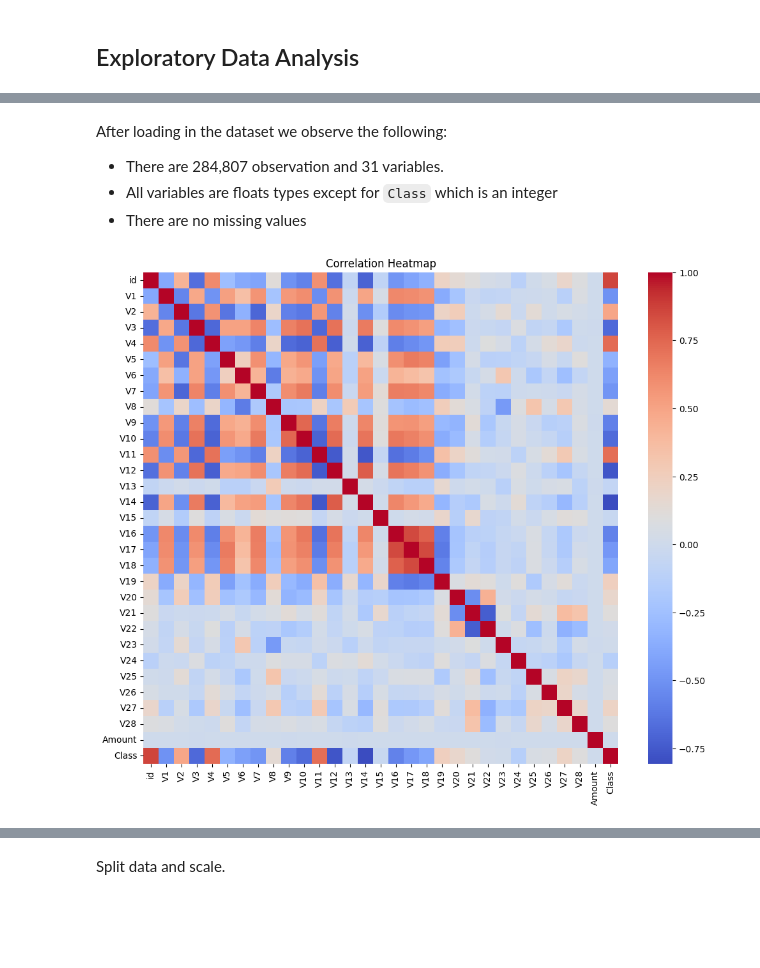
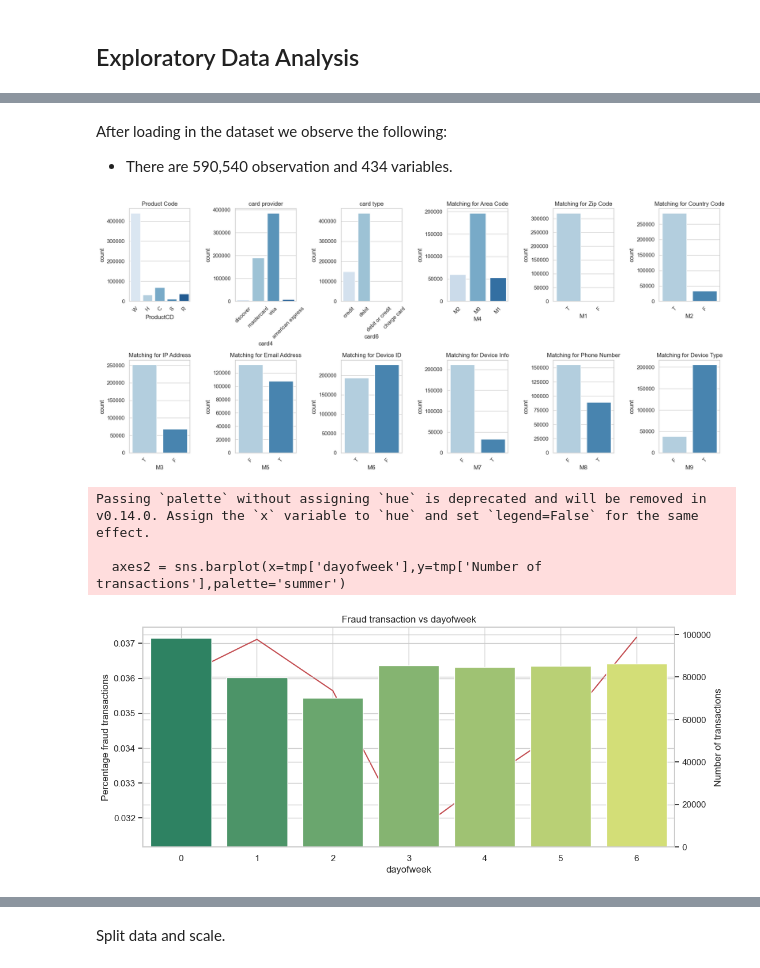
Before and after one commit to ackerman-alex/IDS789_credit_card_fraud_detection, a Jupyter notebook: IDS789_credit_card_fraud_detection.ipynb, the cells around one changed output, grey strips where cells are left out. Saved outputs shown, nothing was run; the diff lists cells and outputs as text; code cells hidden in the pictures; blank space fills up the shorter version.

Commit message:
Updated Graphs

```diff
--- a/IDS789_credit_card_fraud_detection.ipynb
+++ b/IDS789_credit_card_fraud_detection.ipynb
@@ -48,0 +26,10 @@ KeyboardInterrupt:
+# %%
+folder_path = './data/ieee-fraud-detection/'
+train_identity = pd.read_csv(f'{folder_path}train_identity.csv')
+train_transaction = pd.read_csv(f'{folder_path}train_transaction.csv')
+#test_identity = pd.read_csv(f'{folder_path}test_identity.csv')
+#test_transaction = pd.read_csv(f'{folder_path}test_transaction.csv')
+
+# let's combine the data and work with the whole dataset
+train = pd.merge(train_transaction, train_identity, on='TransactionID', how='left')
+#test = pd.merge(test_transaction, test_identity, on='TransactionID', how='left')
@@ -49,14 +55,56 @@ KeyboardInterrupt:
 # %% [markdown]
 After loading in the dataset we observe the following:
 
-- There are 284,807 observation and 31 variables.
-- All variables are floats types except for `Class` which is an integer
-- There are no missing values
+- There are 590,540 observation and 434 variables.
-# %%
-# Correlation Matrix Heatmap
-plt.figure(figsize=(12, 10))
-sns.heatmap(credit_card_data.corr(), cmap="coolwarm", annot=False)
-plt.title("Correlation Heatmap")
-plt.show()
-# %% [output]
-[figure, removed]
+# %%
+import pandas as pd
+import matplotlib.pyplot as plt
+import seaborn as sns
+
+# List of categorical features to plot
+features = ['ProductCD', 'card4', 'card6', 'M4', 'M1', 'M2', 'M3', 'M5', 'M6', 'M7', 'M8', 'M9']
+
+# List of names for each feature (match order with features list)
+names = ['Product Code', 'card provider', 'card type', 'Matching for Area Code', 'Matching for Zip Code',
+         'Matching for Country Code', 'Matching for IP Address', 'Matching for Email Address',
+         'Matching for Device ID','Matching for Device Info', 'Matching for Phone Number', 'Matching for Device Type']
+
+# Assuming the train data is already loaded as 'train'
+# Set the figure size with a smaller height
+plt.figure(figsize=(18, 8))  # Reduced height
+
+# Create subplots to plot each feature's distribution with 6 columns
+for i, (feature, name) in enumerate(zip(features, names), 1):
+    plt.subplot(2, 6, i)  # Arrange subplots in 2 rows and 6 columns
+    sns.countplot(data=train, x=feature, hue=feature, palette='Blues', legend=False)  # Set hue and palette
+    plt.title(f'{name}')  # Use the descriptive names from the list
+    plt.xticks(rotation=45)  # Rotate x labels for readability
+    plt.tight_layout()
+
+# Show the plot
+plt.show()
+# %% [output]
+[figure, added]
+# %%
+train['dayofweek'] = (train['TransactionDT']//(60*60*24)-1)%7
+tmp = train[['isFraud','dayofweek']].groupby(by=['dayofweek']).mean().reset_index() \
+            .rename(columns={'isFraud':'Percentage fraud transactions'})
+
+tmp_count = train[['TransactionID','dayofweek']].groupby(by=['dayofweek']).count().reset_index() \
+            .rename(columns={'TransactionID':'Number of transactions'})
+tmp = tmp.merge(tmp_count,on=['dayofweek'])
+
+
+
+
+fig, axes = plt.subplots(figsize=(12,5))
+axes = sns.lineplot(x=tmp['dayofweek'],y=tmp['Percentage fraud transactions'],color='r')
+axes2 = axes.twinx()
+axes2 = sns.barplot(x=tmp['dayofweek'],y=tmp['Number of transactions'],palette='summer')
+axes.set_title('Fraud transaction vs dayofweek')
+plt.show()
+# %% [output]
+Passing `palette` without assigning `hue` is deprecated and will be removed in v0.14.0. Assign the `x` variable to `hue` and set `legend=False` for the same effect.
+
+  axes2 = sns.barplot(x=tmp['dayofweek'],y=tmp['Number of transactions'],palette='summer')
+[figure, added]
```
Also changed, not shown: parts of 13 cells of this notebook, 1 other file.
